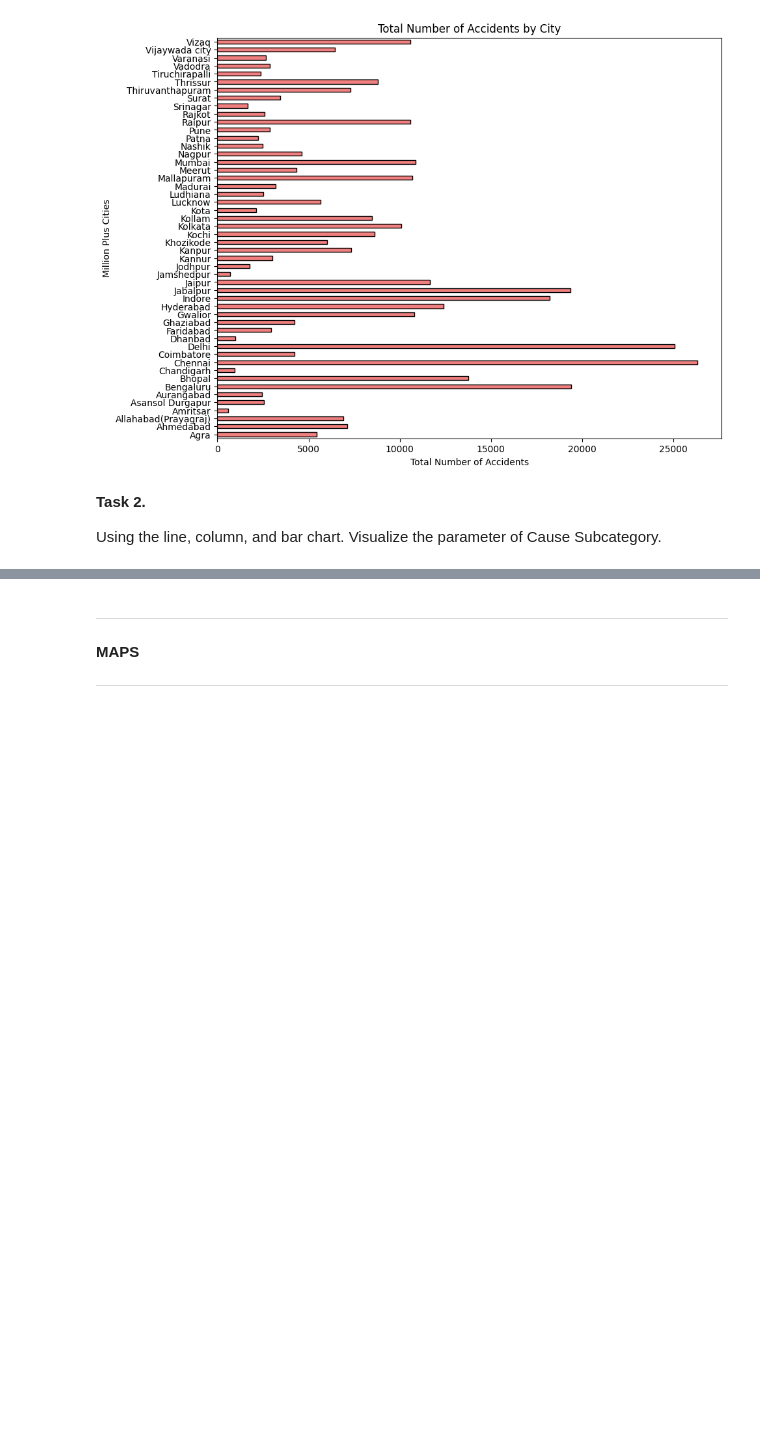
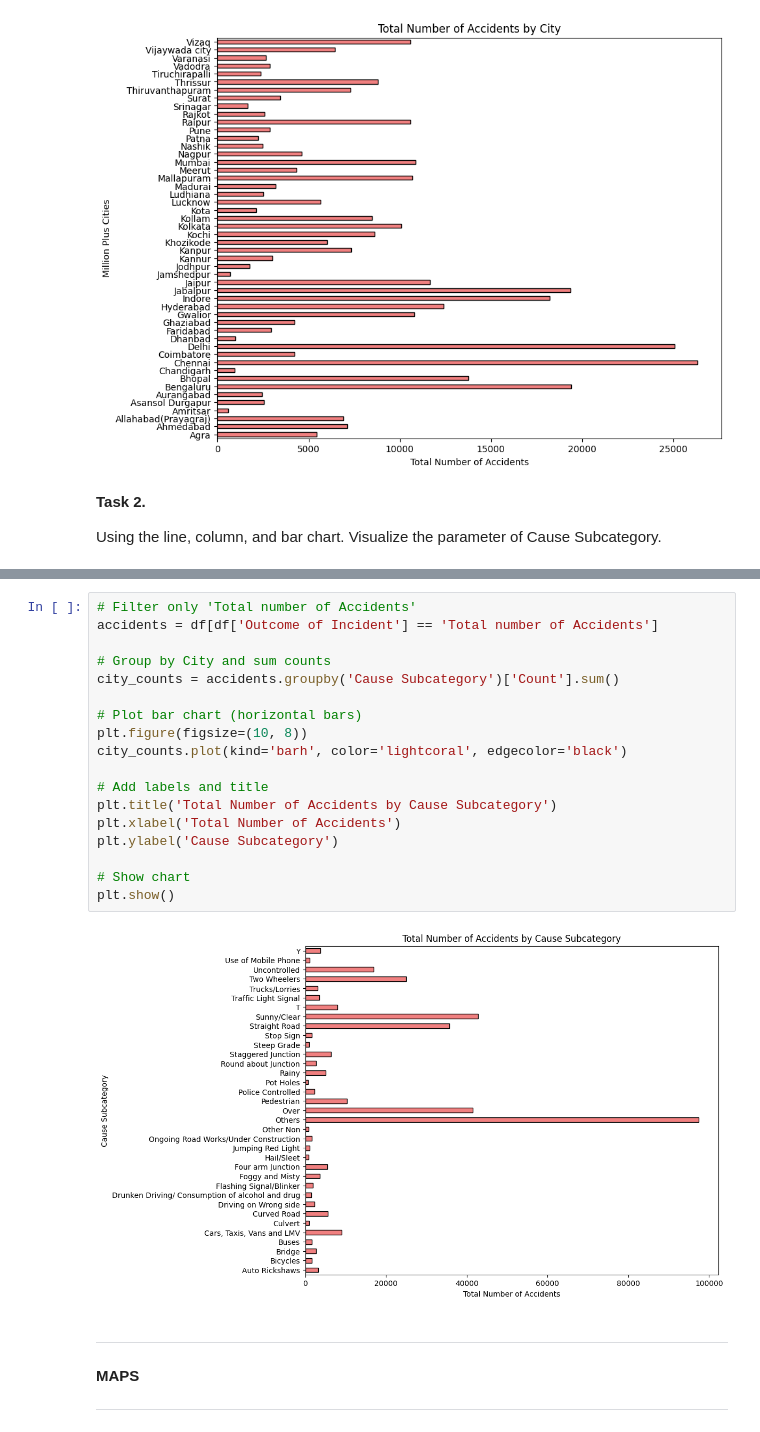
Before and after one commit to jazmin-reyes03/CPE-031---Visualization-and-Data-Analysis, a Jupyter notebook: Hands_On_Activity_5___Chart_Type.ipynb, the cells around one changed output, grey strips where cells are left out. Saved outputs shown, nothing was run; the diff lists cells and outputs as text; blank space fills up the shorter version.

```diff
--- a/Hands_On_Activity_5___Chart_Type.ipynb
+++ b/Hands_On_Activity_5___Chart_Type.ipynb
@@ -363,3 +390,23 @@ plt.show()
+# %%
+# Filter only 'Total number of Accidents'
+accidents = df[df['Outcome of Incident'] == 'Total number of Accidents']
+
+# Group by City and sum counts
+city_counts = accidents.groupby('Cause Subcategory')['Count'].sum()
+
+# Plot bar chart (horizontal bars)
+plt.figure(figsize=(10, 8))
+city_counts.plot(kind='barh', color='lightcoral', edgecolor='black')
+
+# Add labels and title
+plt.title('Total Number of Accidents by Cause Subcategory')
+plt.xlabel('Total Number of Accidents')
+plt.ylabel('Cause Subcategory')
+
+# Show chart
+plt.show()
+# %% [output]
+[figure, added]
 # %% [markdown]
 
 
```
Also changed, not shown: parts of 7 cells of this notebook.
